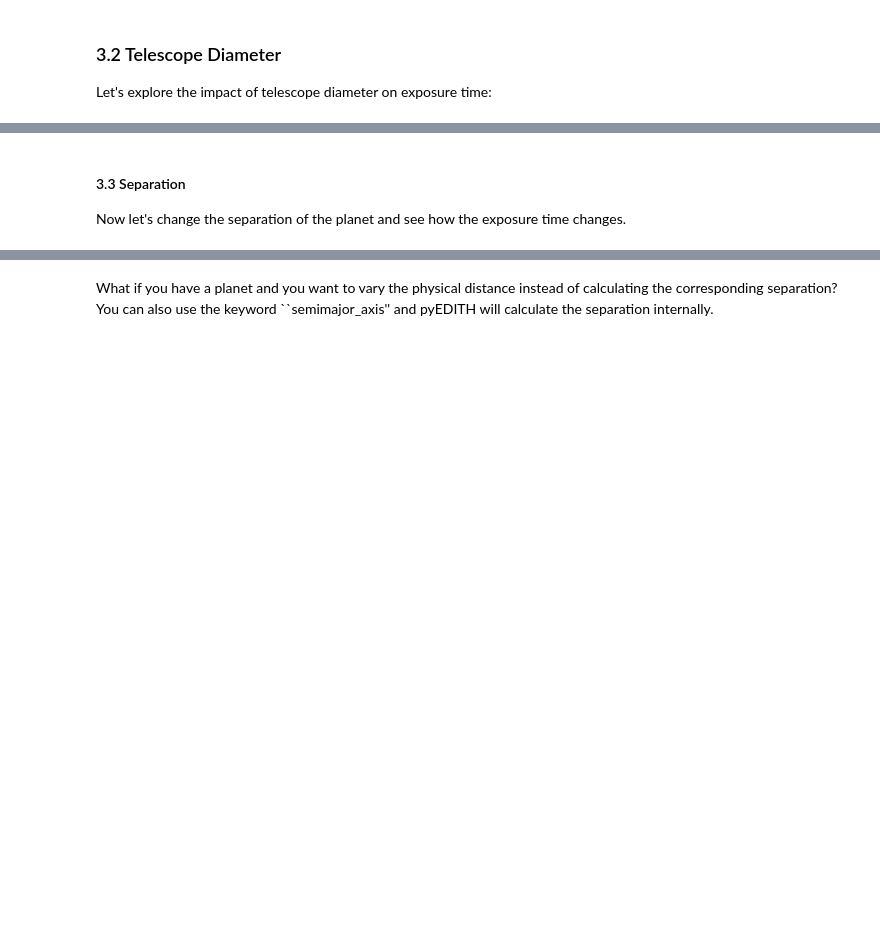
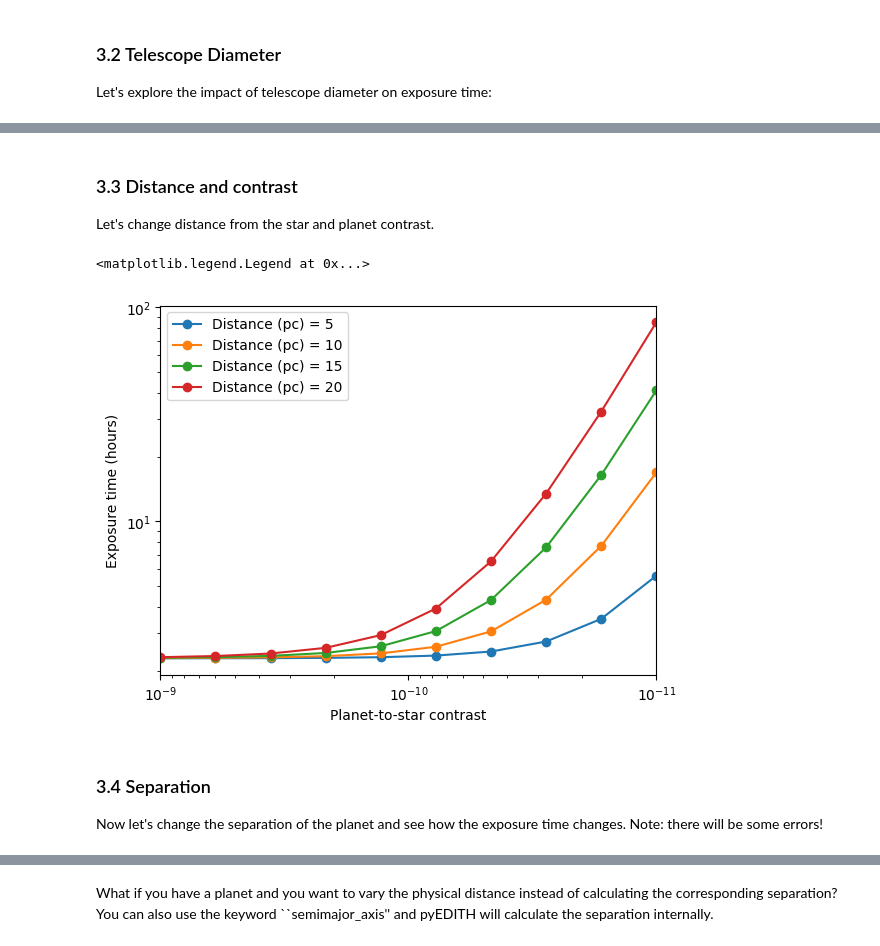
Before and after one commit to HWO-Project/pyEDITH, a Jupyter notebook: tutorials/imaging_tutorial.ipynb, the cells around one changed output, grey strips where cells are left out. Drawn from its saved outputs; the diff is of its cells as text; code cells hidden in the pictures; blank space fills up the shorter version.

```diff
--- a/tutorials/imaging_tutorial.ipynb
+++ b/tutorials/imaging_tutorial.ipynb
@@ -359,24 +274,3 @@ Observatory Configuration:
 ### 3.2 Telescope Diameter
 
 Let's explore the impact of telescope diameter on exposure time:
-# %%
-diameters = np.linspace(4, 15, 6)
-
-exposure_times = []
-
-for diam in diameters:
-    params = imaging_params.copy()
-    params['diameter'] = diam # will overwrite the standard EAC1 telescope diameter
-    parsed_parameters= parse_input.parse_parameters(params)
-    texp, _ = calculate_texp(parsed_parameters, verbose=False)
-    exposure_times.append(texp.to(u.hr)[0].value)
-
-
-# MAKE PLOT
-plt.figure(figsize=(10, 6))
-plt.plot(diameters, exposure_times, marker='o')
-
-plt.xlabel('Telescope Diameter (m)')
-plt.ylabel('Exposure Time (hours)')
-plt.title('Exposure Time vs Telescope Diameter')
-plt.show()
@@ -463,5 +304,33 @@ Calculating epswarmTrcold as 1 - optics throughput...
+# %% [markdown]
+### 3.3 Distance and contrast
+Let's change distance from the star and planet contrast.
+# %%
+fig = plt.figure()
+
+contrasts=np.logspace(-9, -11, 10)
+for dist in [5,10,15,20]:
+    exposure_times=[]
+    for contrast in np.logspace(-9, -11, 10):
+        params['Fp/Fs']=contrast
+        params['distance']=dist
+        # make the parameters be the shape that the code desires
+        parsed_parameters= parse_input.parse_parameters(params)
+        texp, validation_output = calculate_texp(parsed_parameters)
+        exposure_times.append(texp.to(u.hr).value)
+
+
+
+    # Primary x-axis (contrast)
+    plt.loglog(contrasts, exposure_times,marker='o',label='Distance (pc) = '+str(dist))
+plt.xlim([1e-9,1e-11])
+plt.xlabel('Planet-to-star contrast')
+plt.ylabel('Exposure time (hours)')
+plt.legend()
+# %% [output]
+<matplotlib.legend.Legend at 0x...>
+[figure, added]
 # %% [markdown]
-#### 3.3 Separation
+### 3.4 Separation
 
-Now let's change the separation of the planet and see how the exposure time changes.
+Now let's change the separation of the planet and see how the exposure time changes. Note: there will be some errors!
 # %%
```
Also changed, not shown: parts of 16 cells of this notebook, 16 other files.
